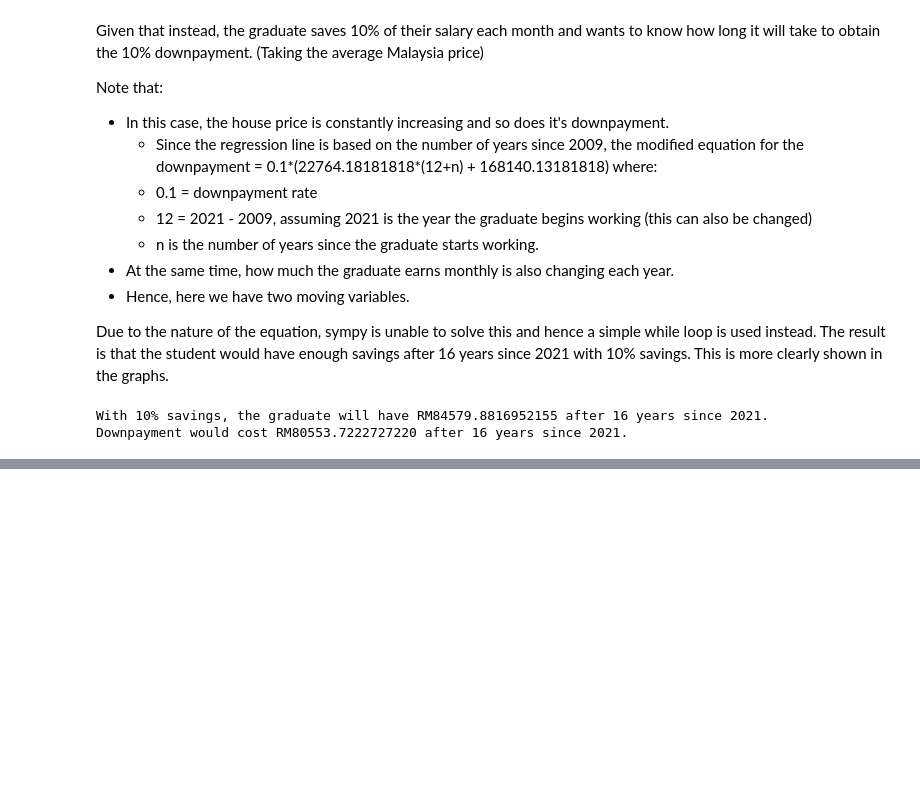
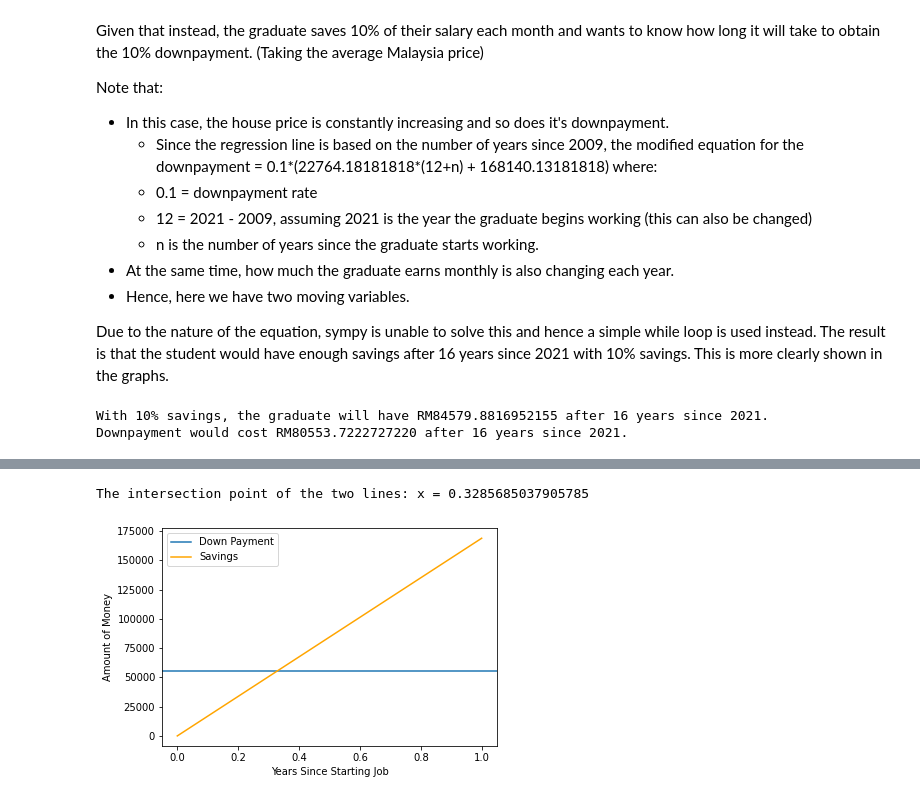
Before and after one commit to tengznaim/house-purchase-analysis, a Jupyter notebook: analysis.ipynb, the cells around one changed output, grey strips where cells are left out. Saved outputs shown, nothing was run; the diff lists cells and outputs as text; code cells hidden in the pictures; blank space fills up the shorter version.

Commit message:
Added second graph and updated documentation

```diff
--- a/analysis.ipynb
+++ b/analysis.ipynb
@@ -273,0 +283,20 @@ The intersection point of the two lines: x = 15.363992456699526, y = 79105.90313
+# %%
+x_val = np.arange(1.1, step=0.1)
+
+savings_vals = [(2424*i*12*((1.075**5)-1))/(0.075) for i in x_val]
+
+plt.axhline(y=55513.12, label="Down Payment")
+plt.plot(x_val, savings_vals, label="Savings", color="orange")
+
+savings_line = LineString(np.column_stack((x_val, savings_vals)))
+dp_line = LineString(np.column_stack((x_val, [55513.12 for i in range(len(x_val))])))
+intersection = savings_line.intersection(dp_line)
+print(f"The intersection point of the two lines: x = {intersection.x}")
+
+plt.ylabel("Amount of Money")
+plt.xlabel("Years Since Starting Job")
+plt.legend()
+plt.show()
+# %% [output]
+The intersection point of the two lines: x = 0.3285685037905785
+[figure, added]
```
Also changed, not shown: parts of 3 cells of this notebook, 1 other file.
